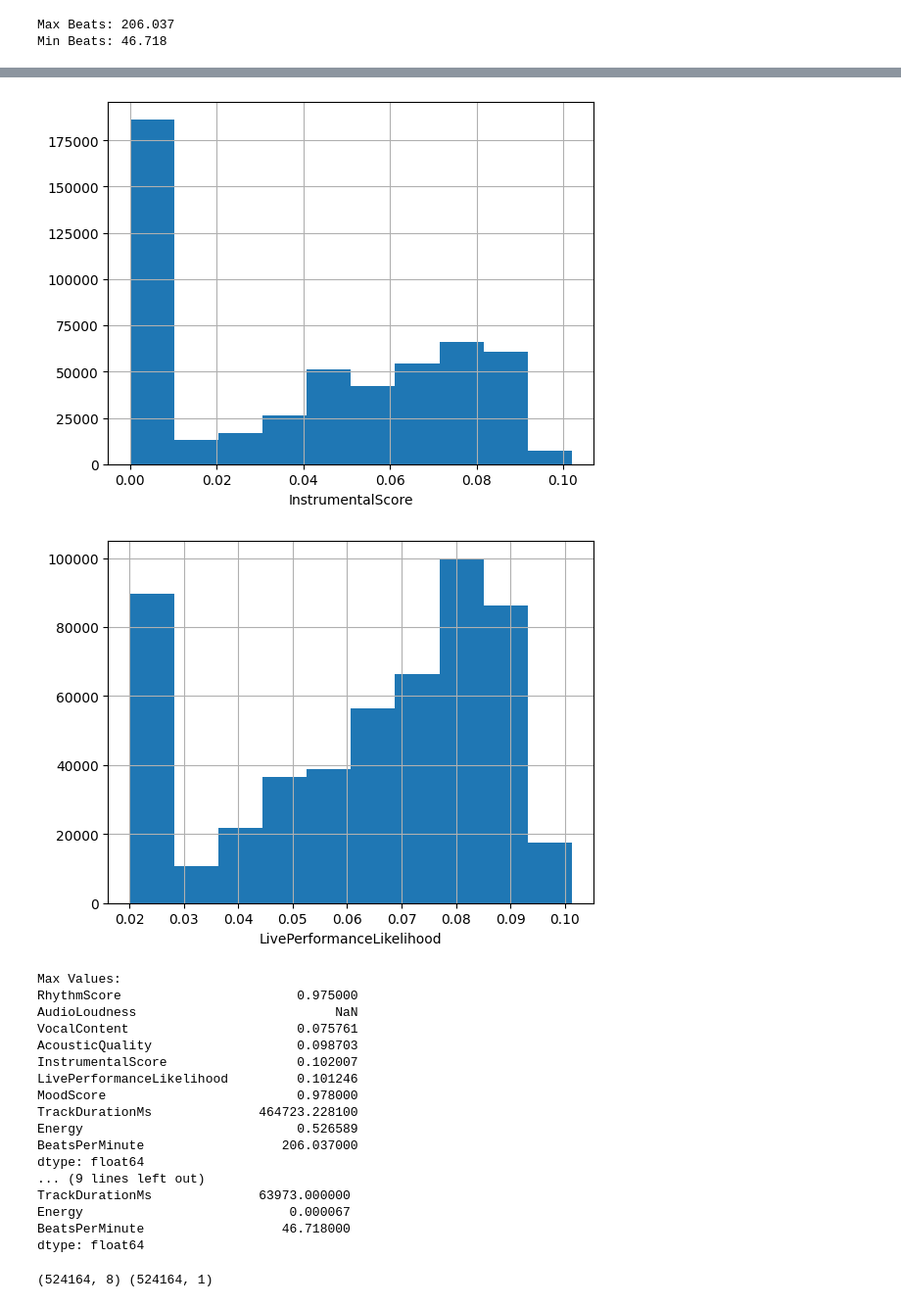
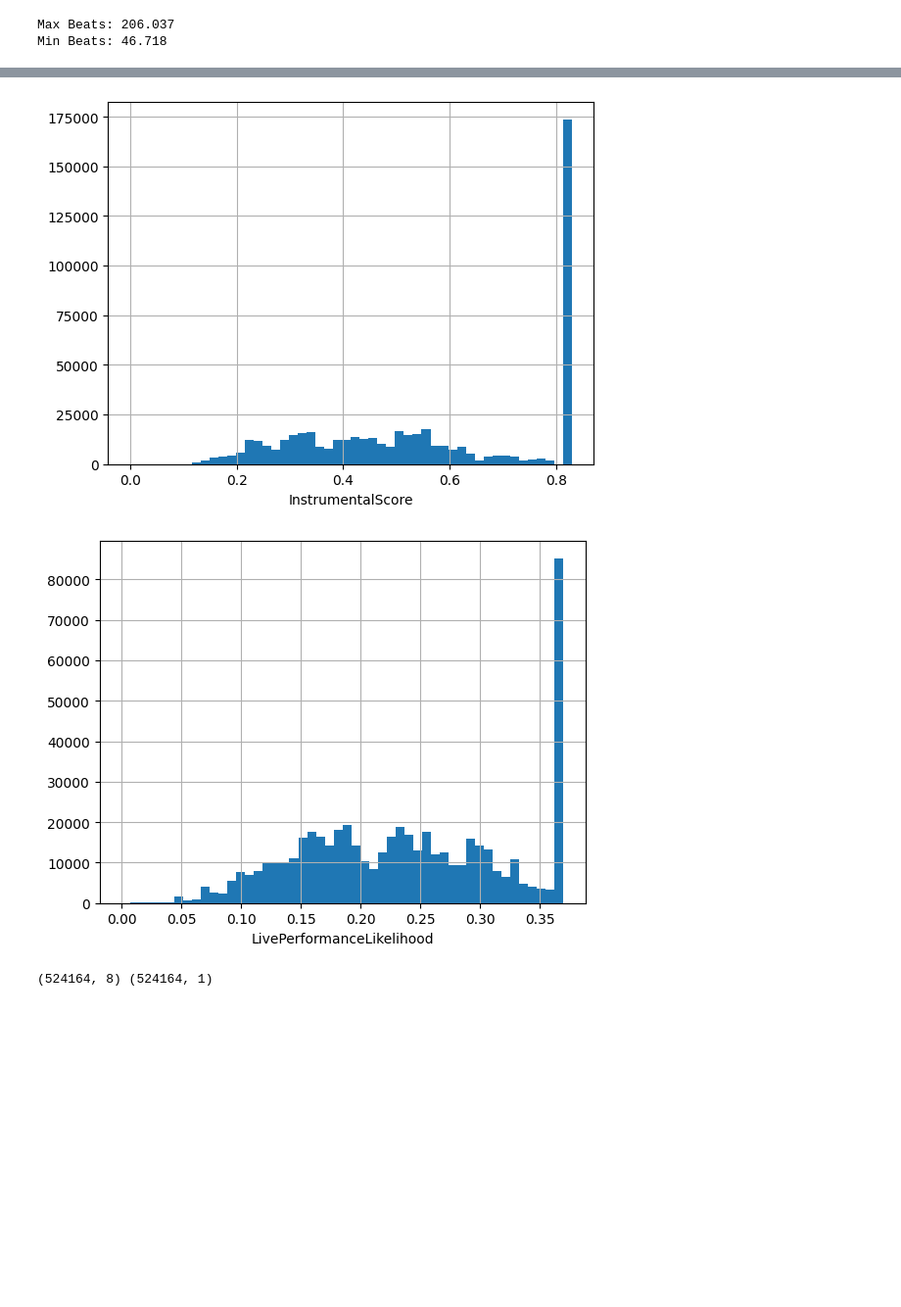
Before and after one commit to smusab9152/bpm_pred_songs, a Jupyter notebook: notebook.ipynb, the cells around one changed output, grey strips where cells are left out. Shown: that part at 98% size. Drawn from its saved outputs; the diff is of its cells as text; code cells hidden in the pictures; blank space fills up the shorter version.

```diff
--- a/notebook.ipynb
+++ b/notebook.ipynb
@@ -127,0 +138,12 @@ plt.show()
+# %%
+left_skewed_features = train_data[['VocalContent', 'AcousticQuality', 'InstrumentalScore','LivePerformanceLikelihood']]
+reflected_data = train_data.copy()
+# %%
+for col in left_skewed_features:
+    max_val = reflected_data[col].max()
+    reflected_data[col] = (max_val + 1) - reflected_data[col]
+    plt.figure()
+    reflected_data[col].hist(bins=50)
+    plt.title(f"Reflected Distribution of {col}")
+    plt.xlabel(f"Reflected {col}")
+    plt.show()
@@ -128,14 +155,9 @@ plt.show()
 # %%
-skewed_features = ['VocalContent', 'AcousticQuality', 'InstrumentalScore', 'LivePerformanceLikelihood']
-for cols in skewed_features:
-    train_data[cols] = np.log1p(train_data[cols])
+for cols in left_skewed_features:
+    transformed_data, lambda_opt = stats.boxcox(reflected_data[cols])
+    transformed_data_series = pd.Series(transformed_data)
     plt.figure()
-    train_data[cols].hist()
+    transformed_data_series.hist(bins=50)
     plt.xlabel(cols)
-plt.show()
-#Max and Min values of the each column
-columns = train_data.columns
-train_data_max_value = train_data[columns].max()
-train_data_min_value = train_data[columns].min()
-print(f"Max Values: \n{train_data_max_value}\n",f"\nMin Value \n{train_data_min_value}")
+    plt.show()
 # %% [output]
@@ -144,19 +166,2 @@ print(f"Max Values: \n{train_data_max_value}\n",f"\nMin Value \n{train_data_min_
-[figure, old version]
+[figure, new version]
-[figure, old version]
+[figure, new version]
-Max Values:
-RhythmScore                       0.975000
-AudioLoudness                          NaN
-VocalContent                      0.075761
-AcousticQuality                   0.098703
-InstrumentalScore                 0.102007
-LivePerformanceLikelihood         0.101246
-MoodScore                         0.978000
-TrackDurationMs              464723.228100
-Energy                            0.526589
-BeatsPerMinute                  206.037000
-dtype: float64
-... (9 lines left out)
-TrackDurationMs              63973.000000
-Energy                           0.000067
-BeatsPerMinute                  46.718000
-dtype: float64
```
Also changed, not shown: parts of 31 cells of this notebook.
